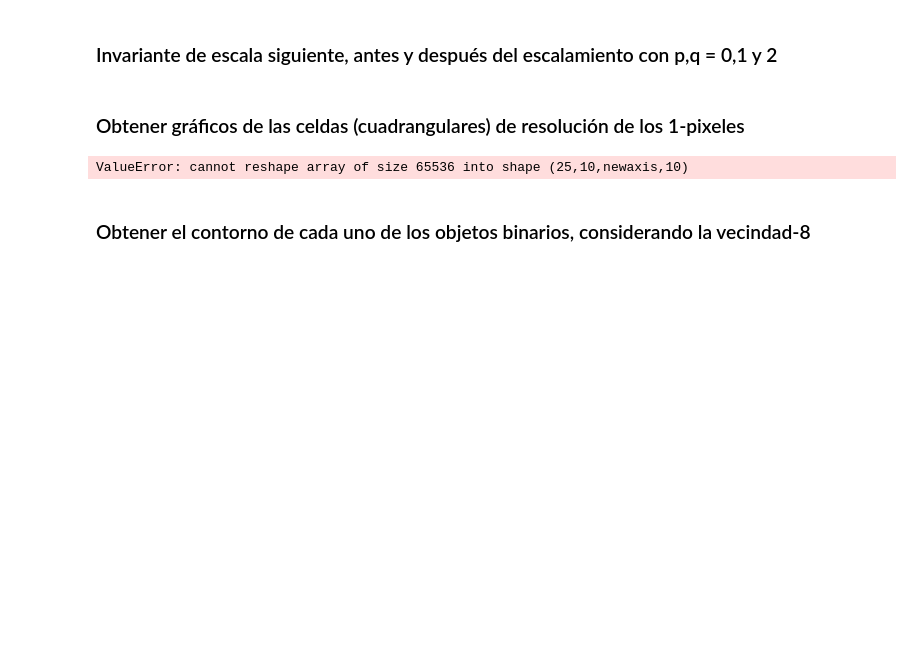
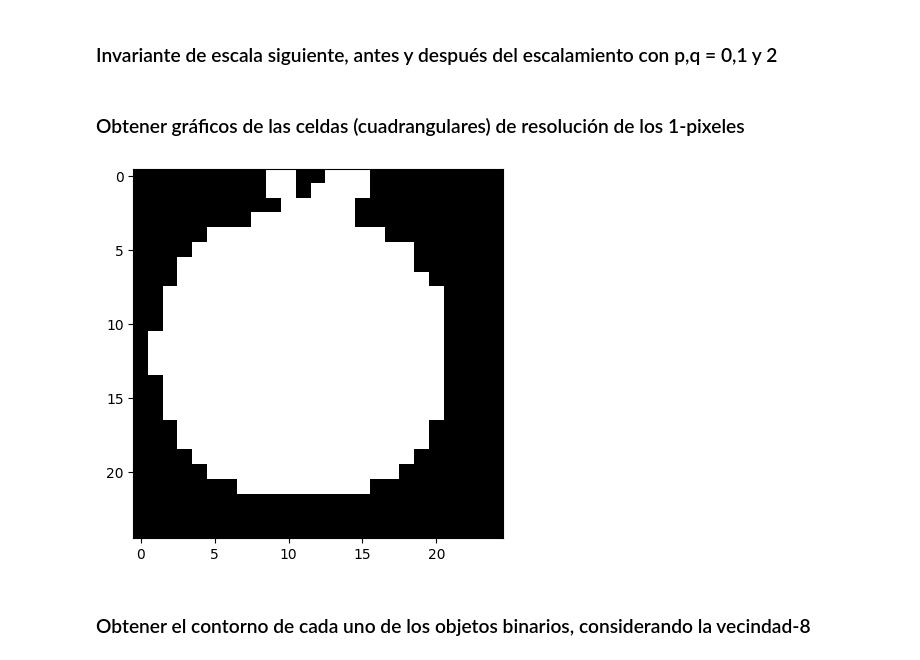
Before and after one commit to P4R-D4RK/Examen_Tarea2_Graficacion, a Jupyter notebook: Code.ipynb, the cells around one changed output. Drawn from its saved outputs; the diff is of its cells as text; code cells hidden in the pictures; blank space fills up the shorter version.

```diff
--- a/Code.ipynb
+++ b/Code.ipynb
@@ -88,28 +88,29 @@ for i in range(len(images)):
 # %%
 import numpy as np
 from PIL import Image
 import matplotlib.pyplot as plt
 
 # cargar la imagen binaria
-img = Image.open('images/apple-1.png')
+img = Image.open("images/apple-1.png")
 
 # convertir la imagen a una matriz numpy
 img_array = np.array(img)
 
 # definir el tamaño de las celdas cuadrangulares
 cell_size = 10
 
 # dividir la imagen en celdas cuadrangulares
-cells = img_array.reshape(img_array.shape[0] // cell_size, cell_size, -1, cell_size).mean(axis=(1,3))
-
-# asignar un valor de 1 o 0 para cada celda
-cells = (cells > 0.5).astype(int)
+cells = np.zeros((img_array.shape[0] // cell_size, img_array.shape[1] // cell_size))
+for i in range(cells.shape[0]):
+    for j in range(cells.shape[1]):
+        cell = img_array[i*cell_size:(i+1)*cell_size, j*cell_size:(j+1)*cell_size]
+        cells[i,j] = np.any(cell > 0)
 
 # visualizar las celdas cuadrangulares
 plt.imshow(cells, cmap="gray")
 plt.show()
 # %% [output]
-ValueError: cannot reshape array of size 65536 into shape (25,10,newaxis,10)
+[figure, added]
 # %% [markdown]
 ### Obtener el contorno de cada uno de los objetos binarios, considerando la vecindad-8
 # %% [markdown]
```
